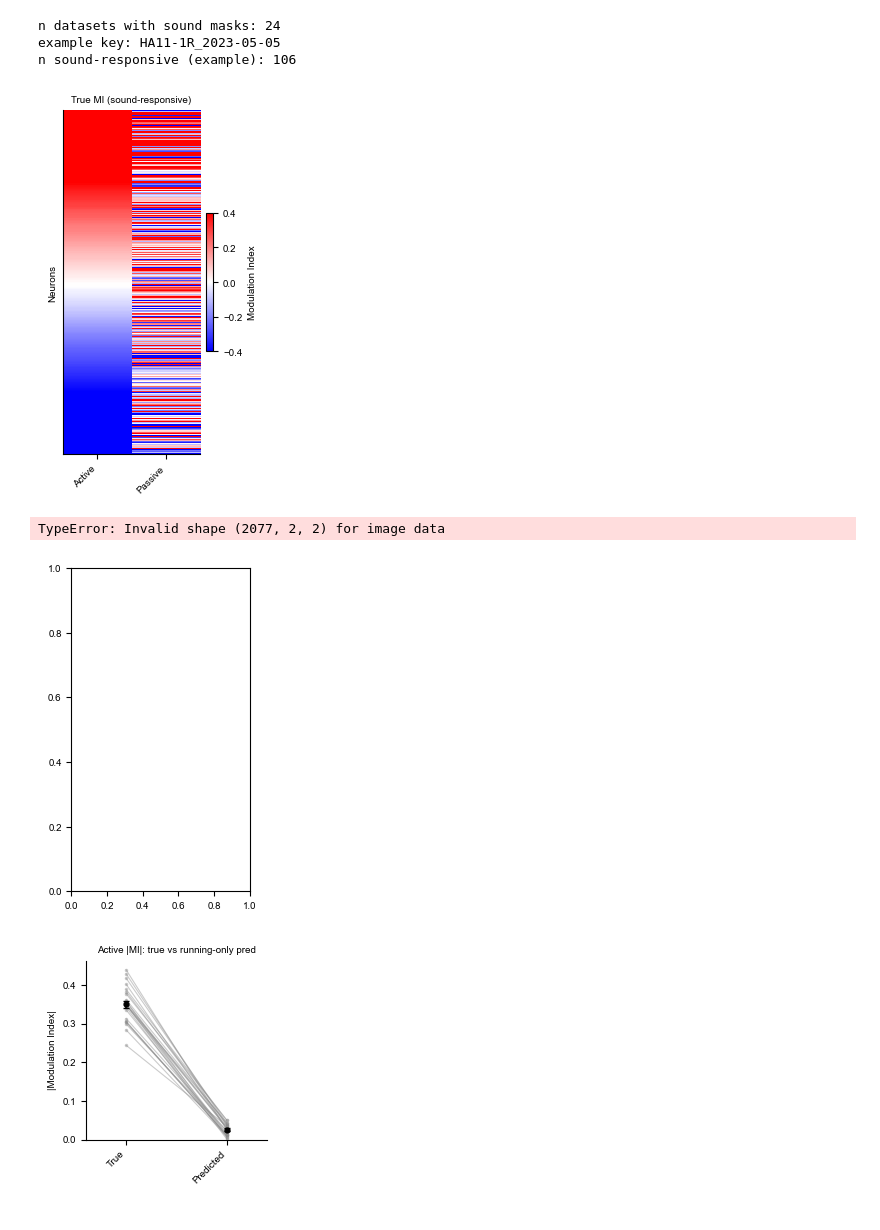
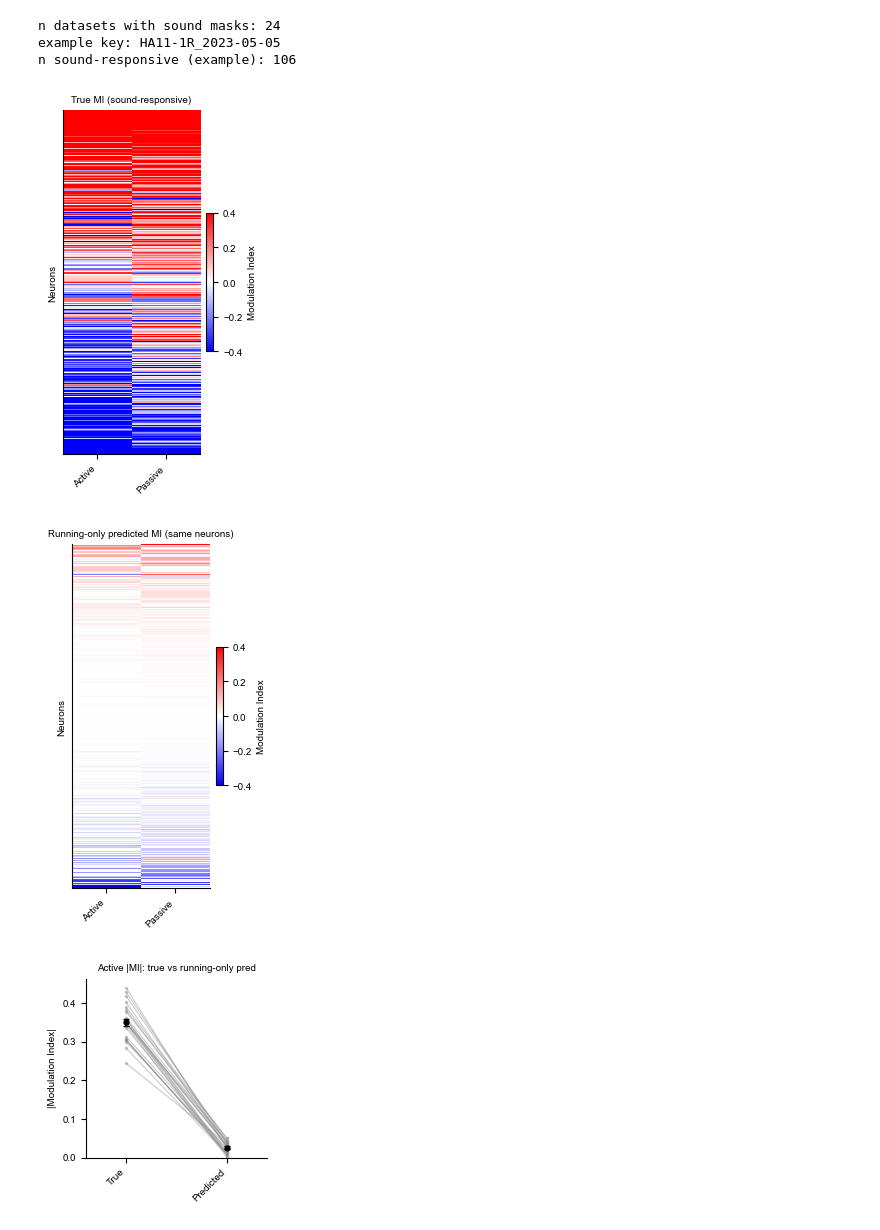
Before and after one commit to constanzabassi/GLM-analysis, a Jupyter notebook: notebooks/run_glm_encoding_analysis_running_models.ipynb, the cells around one changed output. Drawn from its saved outputs; the diff is of its cells as text; code cells hidden in the pictures.

```diff
--- a/notebooks/run_glm_encoding_analysis_running_models.ipynb
+++ b/notebooks/run_glm_encoding_analysis_running_models.ipynb
@@ -451,31 +451,30 @@ n sound-responsive (example): 106
 # %%
 # True vs predicted active/passive MI heatmaps for sound-responsive neurons
 _ = plotter.plot_mi_heatmap_by_context(
     [mi_true_active, mi_true_passive],
     ['Active', 'Passive'],
     neuron_mask_dict=sound_responsive_mask_dict,
-    sort_context_index=0,
+    sort_context_index=(0,1),
     vmin=-0.4,
     vmax=0.4,
     title='True MI (sound-responsive)',
     datasets=datasets,
     cmap = 'bwr'
 )
 _ = plotter.plot_mi_heatmap_by_context(
     [mi_pred_active, mi_pred_passive],
     ['Active', 'Passive'],
     neuron_mask_dict=sound_responsive_mask_dict,
-    sort_context_index=0,
+    sort_context_index=(0,1),
     vmin=-0.4,
     vmax=0.4,
     title='Running-only predicted MI (same neurons)',
     datasets=datasets,
     cmap = 'bwr'
 )
 # %% [output]
-[figure, old version]
+[figure, new version]
-TypeError: Invalid shape (2077, 2, 2) for image data
-[figure, old version]
+[figure, new version]
 # %%
 # Paired dataset-level |MI| summaries
 _, _, abs_mi_true_vs_pred_active = plotter.plot_true_vs_pred_abs_mi_summary(
```
Also changed, not shown: parts of 16 cells of this notebook.
